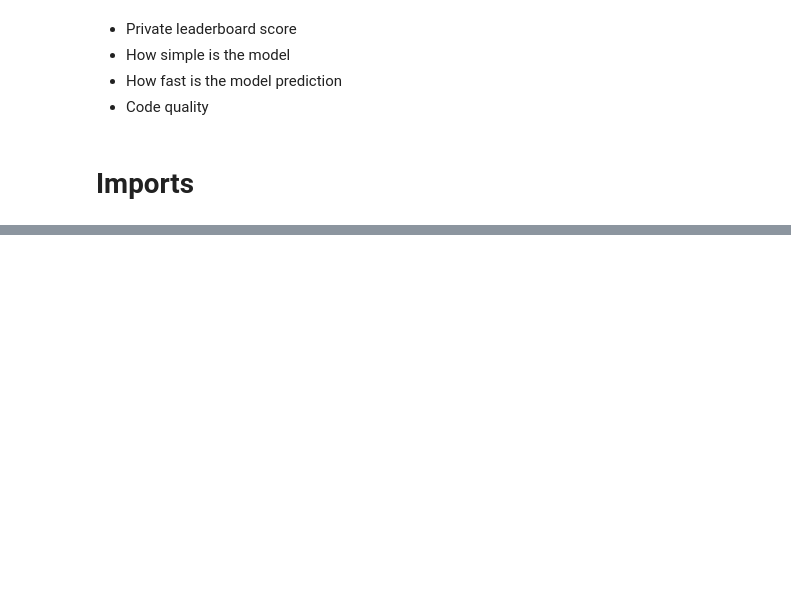
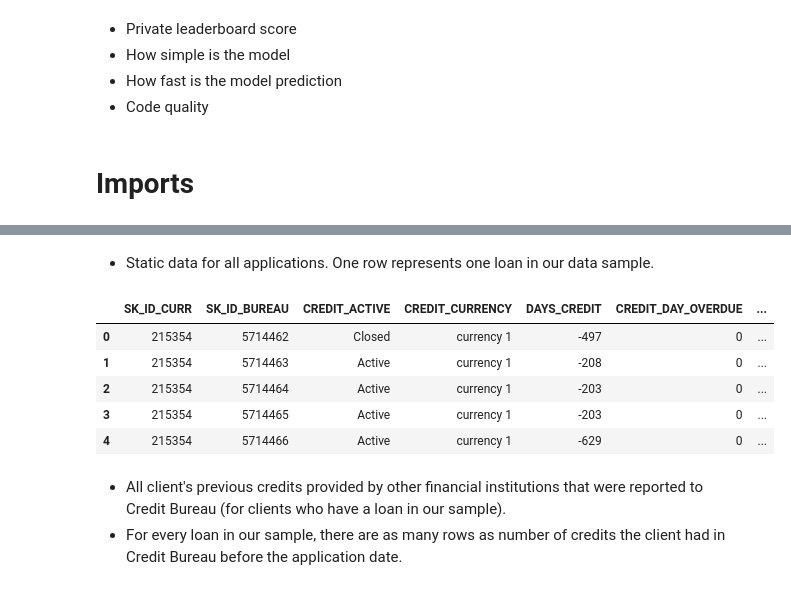
Before and after one commit to Gedas-LT/kaggle-home-credit, a Jupyter notebook: notebook.ipynb, the cells around one changed output, grey strips where cells are left out. Saved outputs shown, nothing was run; the diff lists cells and outputs as text; code cells hidden in the pictures; blank space fills up the shorter version.

```diff
--- a/notebook.ipynb
+++ b/notebook.ipynb
@@ -27,0 +41,15 @@ import pandas as pd
+# %% [markdown]
+- Static data for all applications. One row represents one loan in our data sample.
+# %%
+bureau = pd.read_csv("data/bureau.csv")
+bureau.head()
+# %% [output]
+|  | SK_ID_CURR | SK_ID_BUREAU | CREDIT_ACTIVE | CREDIT_CURRENCY | DAYS_CREDIT | CREDIT_DAY_OVERDUE | ... |
+| 0 | 215354 | 5714462 | Closed | currency 1 | -497 | 0 | ... |
+| 1 | 215354 | 5714463 | Active | currency 1 | -208 | 0 | ... |
+| 2 | 215354 | 5714464 | Active | currency 1 | -203 | 0 | ... |
+| 3 | 215354 | 5714465 | Active | currency 1 | -203 | 0 | ... |
+| 4 | 215354 | 5714466 | Active | currency 1 | -629 | 0 | ... |
+# %% [markdown]
+- All client's previous credits provided by other financial institutions that were reported to Credit Bureau (for clients who have a loan in our sample).
+- For every loan in our sample, there are as many rows as number of credits the client had in Credit Bureau before the application date.
```
Also changed, not shown: parts of 13 cells of this notebook, 4 other files.
